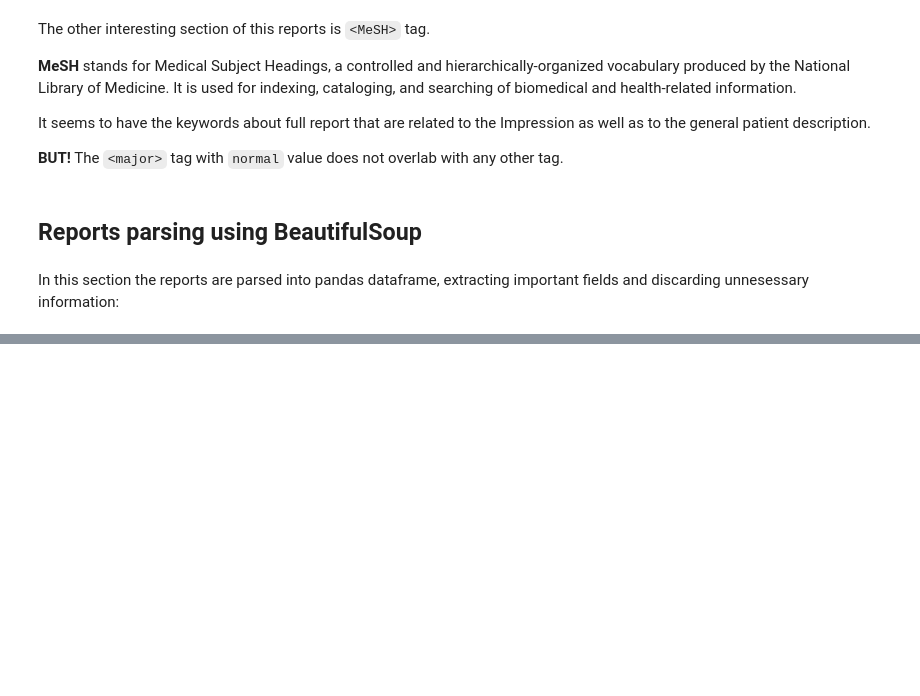
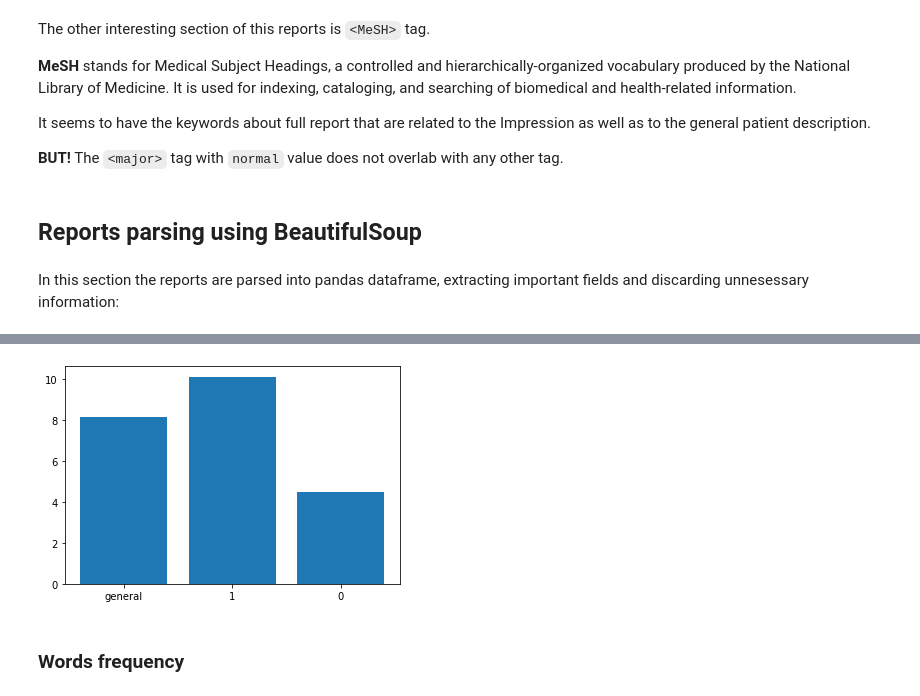
Before and after one commit to Genvekt/DS_Project_S20, a Jupyter notebook: preprocessing.ipynb, the cells around one changed output, grey strips where cells are left out. Drawn from its saved outputs; the diff is of its cells as text; code cells hidden in the pictures; blank space fills up the shorter version.

```diff
--- a/preprocessing.ipynb
+++ b/preprocessing.ipynb
@@ -136,0 +210,3 @@ data.head()
+# %%
+stat = DatasetStat()
+stat.calculate_statistics(open_i.dataset)
@@ -136,0 +238,13 @@ data.head()
+# %%
+lengths = {}
+lengths['general'] = stat.mean_doc_length
+for key,value in stat.mean_doc_length_by_label.items():
+    lengths[key] = value
+y_pos = np.arange(len(lengths.keys()))
+plt.bar(y_pos,lengths.values())
+plt.xticks(y_pos,lengths.keys() )
+plt.show()
+# %% [output]
+[figure, added]
+# %% [markdown]
+### Words frequency
```
Also changed, not shown: parts of 62 cells of this notebook, 8 other files.
